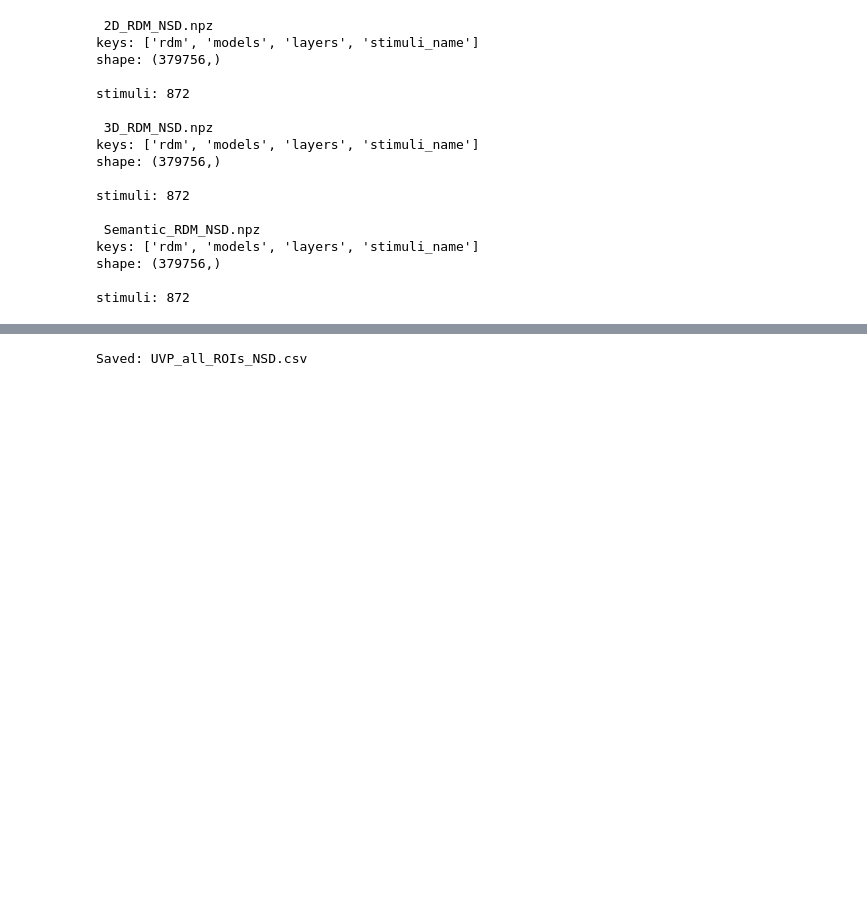
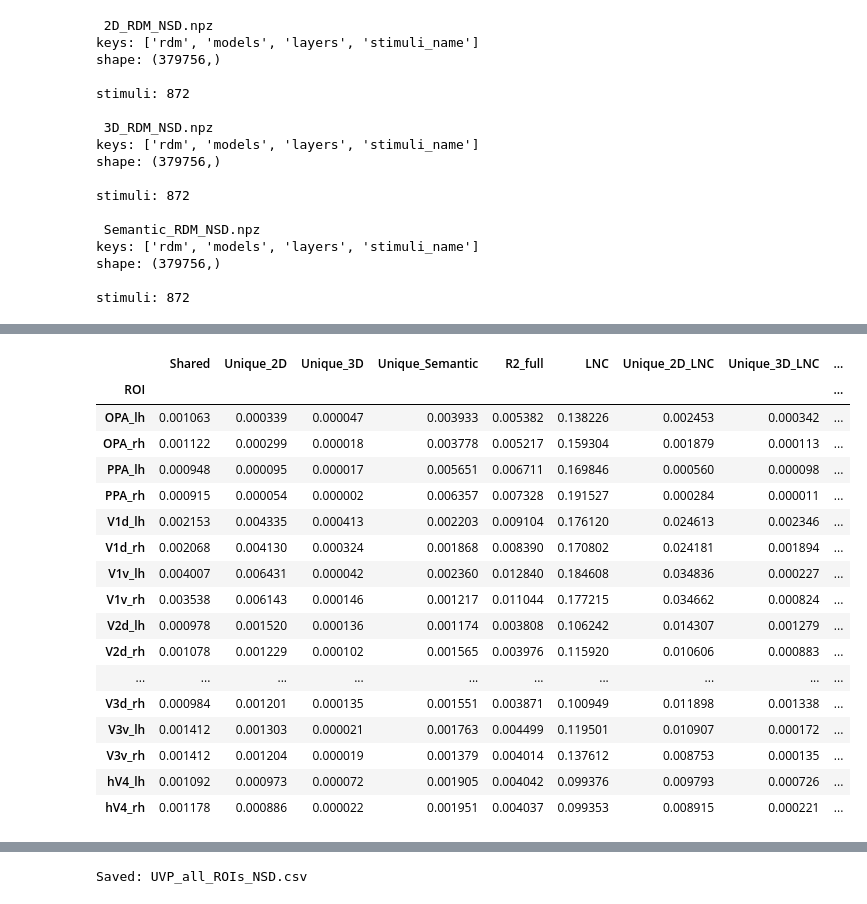
Before and after one commit to sari-saba-sadiya/Unravelling-Brain-Func-LAION, a Jupyter notebook: 3D/NSD dataset/Net2Brain_3D_NSD.ipynb, the cells around one changed output, grey strips where cells are left out. Drawn from its saved outputs; the diff is of its cells as text; code cells hidden in the pictures; blank space fills up the shorter version.

```diff
--- a/3D/NSD dataset/Net2Brain_3D_NSD.ipynb
+++ b/3D/NSD dataset/Net2Brain_3D_NSD.ipynb
@@ -2679,0 +2770,70 @@ plt.show()
+# %%
+# Add LNC-normalized SEM
+
+# --------------------------------------------------
+# Extract LNC for each ROI
+# --------------------------------------------------
+
+lnc_lookup = (
+    lnc_data
+    .set_index("ROI")["LNC"]
+    .to_dict()
+)
+
+# --------------------------------------------------
+# Normalize each subject-level value by that ROI's LNC
+# --------------------------------------------------
+
+df_plot["Values_LNC"] = df_plot.apply(
+    lambda row: (
+        np.asarray(row["Values"], dtype=float).flatten()
+        / lnc_lookup[row["ROI"]]
+    ),
+    axis=1
+)
+
+# --------------------------------------------------
+# Calculate SEM after LNC normalization
+# --------------------------------------------------
+
+df_plot["SEM_LNC"] = df_plot["Values_LNC"].apply(
+    lambda x:
+        np.std(x, ddof=1)
+        / np.sqrt(len(x))
+)
+
+# --------------------------------------------------
+# Put normalized SEM into the summary
+# --------------------------------------------------
+
+sem_lnc_summary = df_plot.pivot(
+    index="ROI",
+    columns="Component",
+    values="SEM_LNC"
+)
+
+summary = summary.join(
+    sem_lnc_summary,
+    rsuffix="_SEM"
+)
+
+display(summary)
+# %% [output]
+|  | Shared | Unique_2D | Unique_3D | Unique_Semantic | R2_full | LNC | Unique_2D_LNC | Unique_3D_LNC | ... |
+| ROI |  |  |  |  |  |  |  |  | ... |
+| OPA_lh | 0.001063 | 0.000339 | 0.000047 | 0.003933 | 0.005382 | 0.138226 | 0.002453 | 0.000342 | ... |
+| OPA_rh | 0.001122 | 0.000299 | 0.000018 | 0.003778 | 0.005217 | 0.159304 | 0.001879 | 0.000113 | ... |
+| PPA_lh | 0.000948 | 0.000095 | 0.000017 | 0.005651 | 0.006711 | 0.169846 | 0.000560 | 0.000098 | ... |
+| PPA_rh | 0.000915 | 0.000054 | 0.000002 | 0.006357 | 0.007328 | 0.191527 | 0.000284 | 0.000011 | ... |
+| V1d_lh | 0.002153 | 0.004335 | 0.000413 | 0.002203 | 0.009104 | 0.176120 | 0.024613 | 0.002346 | ... |
+| V1d_rh | 0.002068 | 0.004130 | 0.000324 | 0.001868 | 0.008390 | 0.170802 | 0.024181 | 0.001894 | ... |
+| V1v_lh | 0.004007 | 0.006431 | 0.000042 | 0.002360 | 0.012840 | 0.184608 | 0.034836 | 0.000227 | ... |
+| V1v_rh | 0.003538 | 0.006143 | 0.000146 | 0.001217 | 0.011044 | 0.177215 | 0.034662 | 0.000824 | ... |
+| V2d_lh | 0.000978 | 0.001520 | 0.000136 | 0.001174 | 0.003808 | 0.106242 | 0.014307 | 0.001279 | ... |
+| V2d_rh | 0.001078 | 0.001229 | 0.000102 | 0.001565 | 0.003976 | 0.115920 | 0.010606 | 0.000883 | ... |
+| ... | ... | ... | ... | ... | ... | ... | ... | ... | ... |
+| V3d_rh | 0.000984 | 0.001201 | 0.000135 | 0.001551 | 0.003871 | 0.100949 | 0.011898 | 0.001338 | ... |
+| V3v_lh | 0.001412 | 0.001303 | 0.000021 | 0.001763 | 0.004499 | 0.119501 | 0.010907 | 0.000172 | ... |
+| V3v_rh | 0.001412 | 0.001204 | 0.000019 | 0.001379 | 0.004014 | 0.137612 | 0.008753 | 0.000135 | ... |
+| hV4_lh | 0.001092 | 0.000973 | 0.000072 | 0.001905 | 0.004042 | 0.099376 | 0.009793 | 0.000726 | ... |
+| hV4_rh | 0.001178 | 0.000886 | 0.000022 | 0.001951 | 0.004037 | 0.099353 | 0.008915 | 0.000221 | ... |
```
Also changed, not shown: parts of 14 cells of this notebook, 3 other files.
